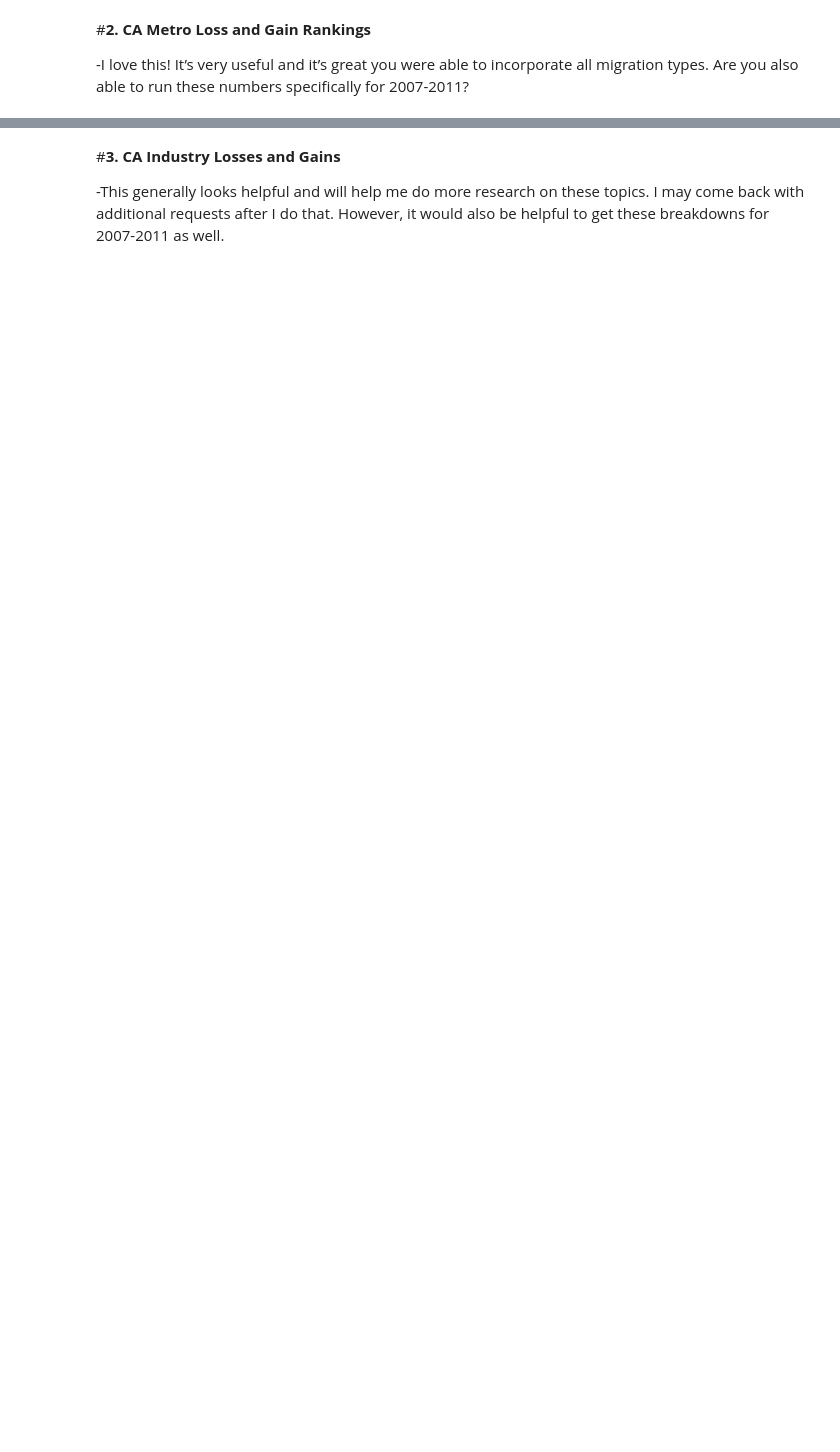
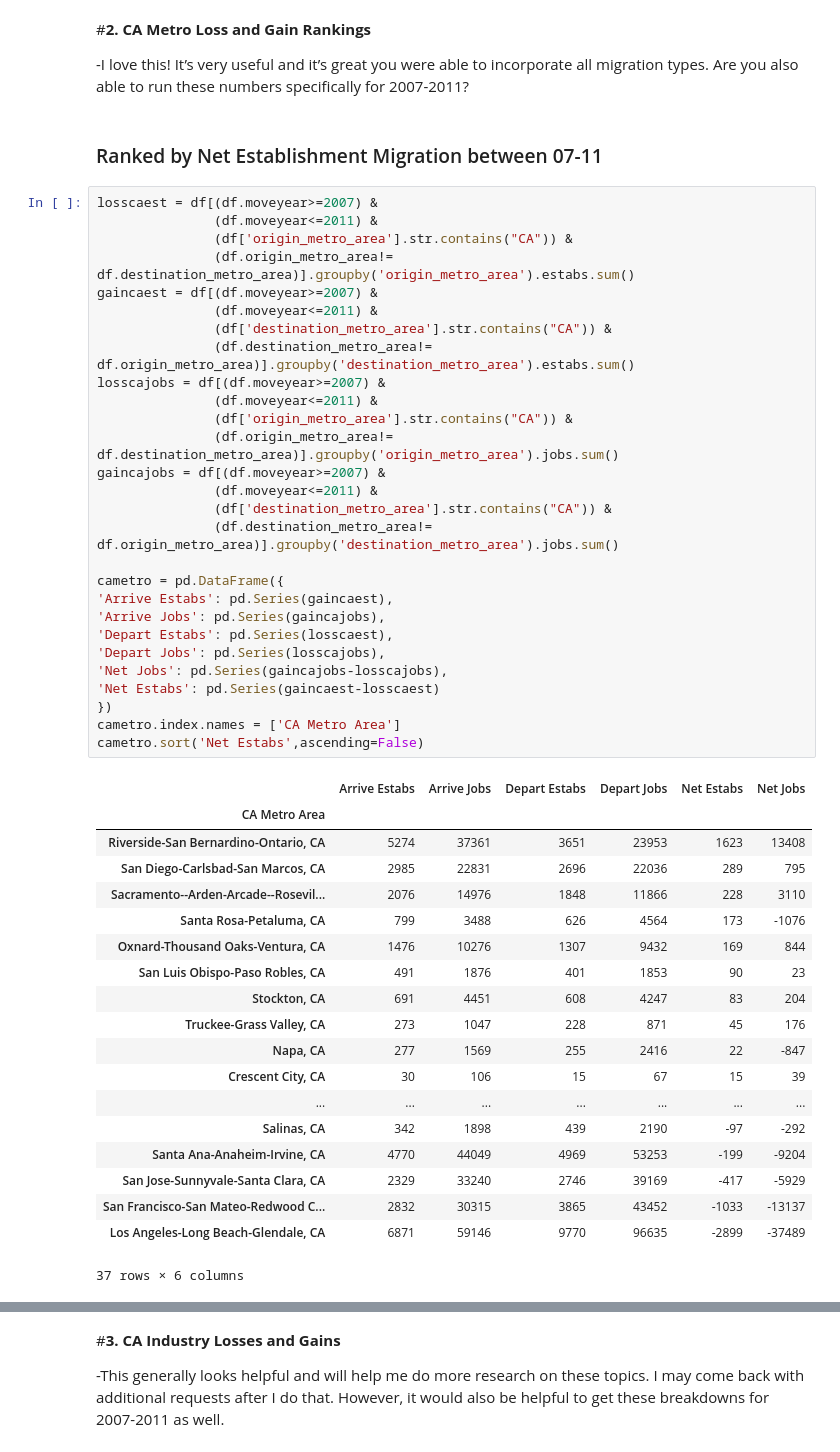
Before and after one commit to SDRDLAnalysts/pdp-data-projects, a Jupyter notebook: voiceofsandiego.org/business-migrations/analysts/gonzalo.ipynb, the cells around one changed output, grey strips where cells are left out. Saved outputs shown, nothing was run; the diff lists cells and outputs as text; blank space fills up the shorter version.

```diff
--- a/voiceofsandiego.org/business-migrations/analysts/gonzalo.ipynb
+++ b/voiceofsandiego.org/business-migrations/analysts/gonzalo.ipynb
@@ -136,3 +129,53 @@ Metro Area: San Diego
 #**2. CA Metro Loss and Gain Rankings**
 
  -I love this! It’s very useful and it’s great you were able to incorporate all migration types. Are you also able to run these numbers specifically for 2007-2011?
+# %% [markdown]
+### Ranked by Net Establishment Migration between 07-11
+# %%
+losscaest = df[(df.moveyear>=2007) &
+               (df.moveyear<=2011) &
+               (df['origin_metro_area'].str.contains("CA")) &
+               (df.origin_metro_area!= df.destination_metro_area)].groupby('origin_metro_area').estabs.sum()
+gaincaest = df[(df.moveyear>=2007) &
+               (df.moveyear<=2011) &
+               (df['destination_metro_area'].str.contains("CA")) &
+               (df.destination_metro_area!= df.origin_metro_area)].groupby('destination_metro_area').estabs.sum()
+losscajobs = df[(df.moveyear>=2007) &
+               (df.moveyear<=2011) &
+               (df['origin_metro_area'].str.contains("CA")) &
+               (df.origin_metro_area!= df.destination_metro_area)].groupby('origin_metro_area').jobs.sum()
+gaincajobs = df[(df.moveyear>=2007) &
+               (df.moveyear<=2011) &
+               (df['destination_metro_area'].str.contains("CA")) &
+               (df.destination_metro_area!= df.origin_metro_area)].groupby('destination_metro_area').jobs.sum()
+
+cametro = pd.DataFrame({
+'Arrive Estabs': pd.Series(gaincaest),
+'Arrive Jobs': pd.Series(gaincajobs),
+'Depart Estabs': pd.Series(losscaest),
+'Depart Jobs': pd.Series(losscajobs),
+'Net Jobs': pd.Series(gaincajobs-losscajobs),
+'Net Estabs': pd.Series(gaincaest-losscaest)
+})
+cametro.index.names = ['CA Metro Area']
+cametro.sort('Net Estabs',ascending=False)
+# %% [output]
+|  | Arrive Estabs | Arrive Jobs | Depart Estabs | Depart Jobs | Net Estabs | Net Jobs |
+| CA Metro Area |  |  |  |  |  |  |
+| Riverside-San Bernardino-Ontario, CA | 5274 | 37361 | 3651 | 23953 | 1623 | 13408 |
+| San Diego-Carlsbad-San Marcos, CA | 2985 | 22831 | 2696 | 22036 | 289 | 795 |
+| Sacramento--Arden-Arcade--Rosevil... | 2076 | 14976 | 1848 | 11866 | 228 | 3110 |
+| Santa Rosa-Petaluma, CA | 799 | 3488 | 626 | 4564 | 173 | -1076 |
+| Oxnard-Thousand Oaks-Ventura, CA | 1476 | 10276 | 1307 | 9432 | 169 | 844 |
+| San Luis Obispo-Paso Robles, CA | 491 | 1876 | 401 | 1853 | 90 | 23 |
+| Stockton, CA | 691 | 4451 | 608 | 4247 | 83 | 204 |
+| Truckee-Grass Valley, CA | 273 | 1047 | 228 | 871 | 45 | 176 |
+| Napa, CA | 277 | 1569 | 255 | 2416 | 22 | -847 |
+| Crescent City, CA | 30 | 106 | 15 | 67 | 15 | 39 |
+| ... | ... | ... | ... | ... | ... | ... |
+| Salinas, CA | 342 | 1898 | 439 | 2190 | -97 | -292 |
+| Santa Ana-Anaheim-Irvine, CA | 4770 | 44049 | 4969 | 53253 | -199 | -9204 |
+| San Jose-Sunnyvale-Santa Clara, CA | 2329 | 33240 | 2746 | 39169 | -417 | -5929 |
+| San Francisco-San Mateo-Redwood C... | 2832 | 30315 | 3865 | 43452 | -1033 | -13137 |
+| Los Angeles-Long Beach-Glendale, CA | 6871 | 59146 | 9770 | 96635 | -2899 | -37489 |
+37 rows × 6 columns
```
Also changed, not shown: parts of 15 cells of this notebook.
